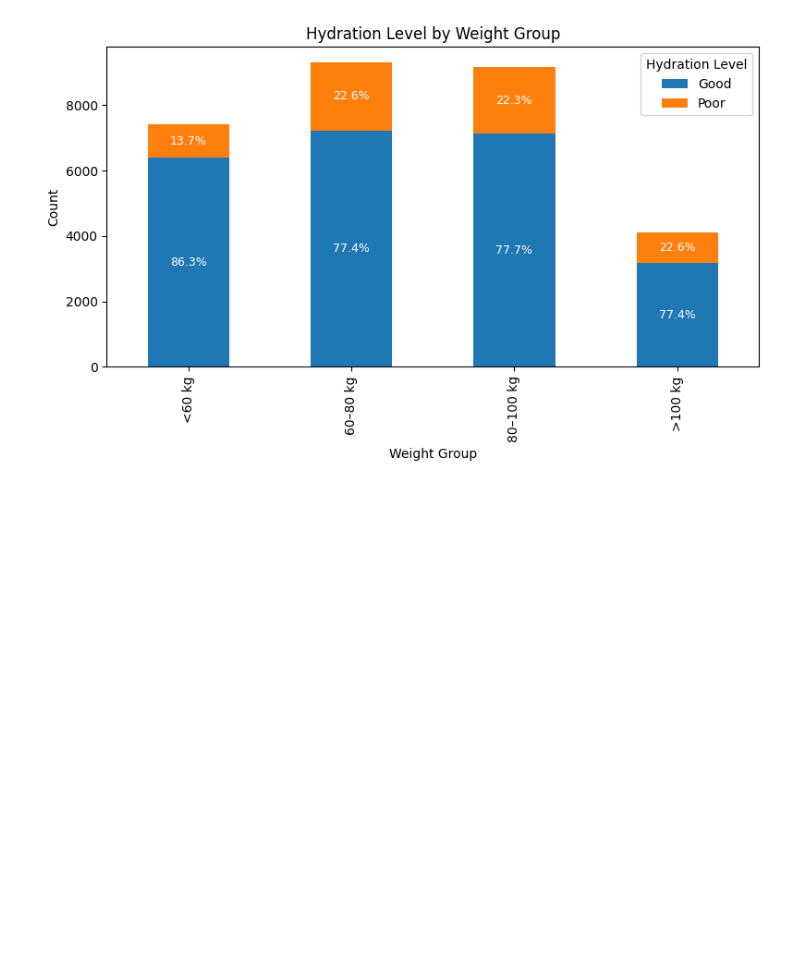
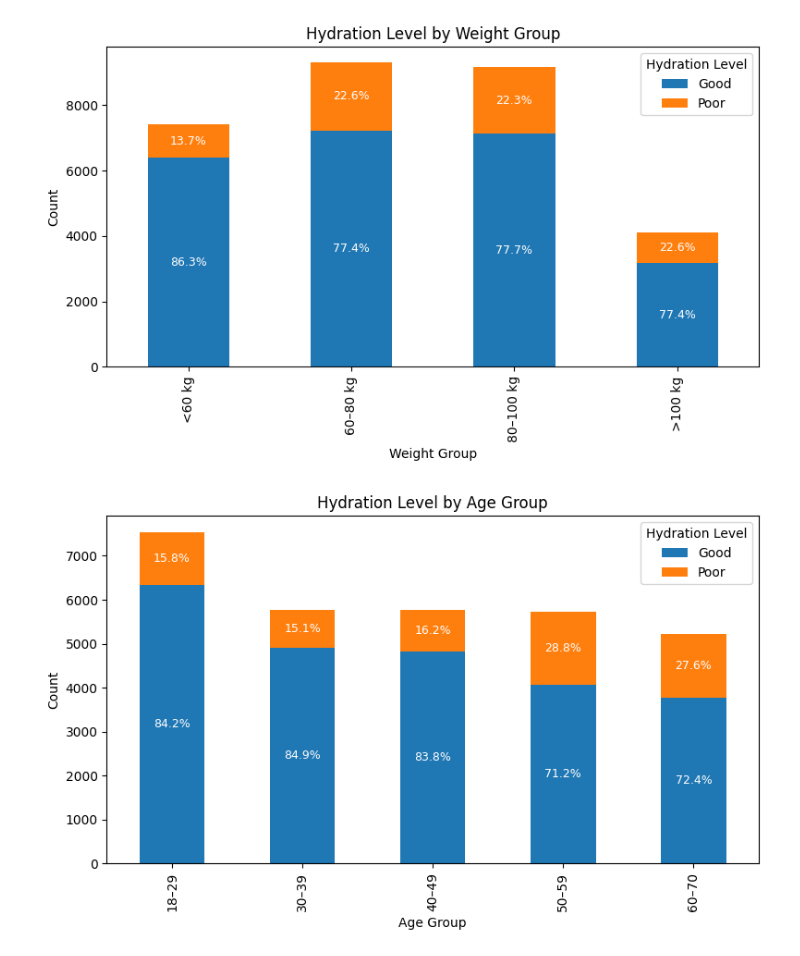
Before and after one commit to Tlassalle0/WaterAnalysis, a Jupyter notebook: scripts/3stats.ipynb, the cells around one changed output. Saved outputs shown, nothing was run; the diff lists cells and outputs as text; code cells hidden in the pictures; blank space fills up the shorter version.

Commit message:
add: hydration level by age group graph

```diff
--- a/scripts/3stats.ipynb
+++ b/scripts/3stats.ipynb
@@ -31,6 +31,16 @@ df["Weight Group"] = pd.cut(
     labels=weight_labels
 )
 
+age_bins = [18, 30, 40, 50, 60, 70]
+age_labels = ["18–29", "30–39", "40–49", "50–59", "60–70"]
+
+df["Age Group"] = pd.cut(
+    df["Age"],
+    bins=age_bins,
+    labels=age_labels,
+    include_lowest=True
+)
+
 df_good = df[df["Hydration Level"] == "Good"]
 df_bad = df[df["Hydration Level"] == "Poor"]
 # %%
@@ -126,3 +138,42 @@ plt.tight_layout()
 plt.show()
 # %% [output]
 [figure]
+# %%
+counts = (
+    df.groupby(["Age Group", "Hydration Level"])
+      .size()
+      .unstack(fill_value=0)
+)
+
+ax = counts.plot(
+    kind="bar",
+    stacked=True,
+    figsize=(8, 5)
+)
+
+plt.xlabel("Age Group")
+plt.ylabel("Count")
+plt.title("Hydration Level by Age Group")
+plt.legend(title="Hydration Level")
+
+totals = counts.sum(axis=1)
+
+for container, level in zip(ax.containers, counts.columns):
+    for rect, total in zip(container, totals):
+        height = rect.get_height()
+        if height > 0:
+            percentage = height / total * 100
+            ax.text(
+                rect.get_x() + rect.get_width() / 2,
+                rect.get_y() + height / 2,
+                f"{percentage:.1f}%",
+                ha="center",
+                va="center",
+                fontsize=9,
+                color="white"
+            )
+
+plt.tight_layout()
+plt.show()
+# %% [output]
+[figure, added]
```
Also changed, not shown: parts of 1 cell of this notebook.
